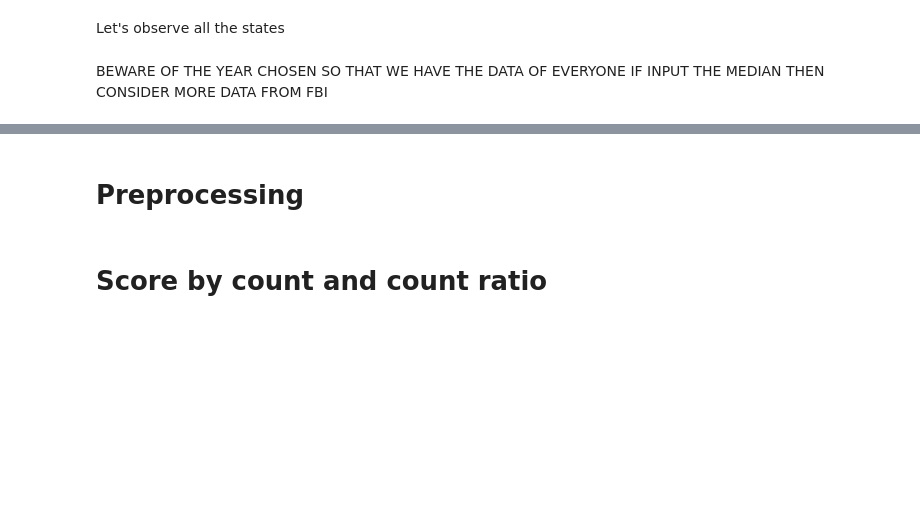
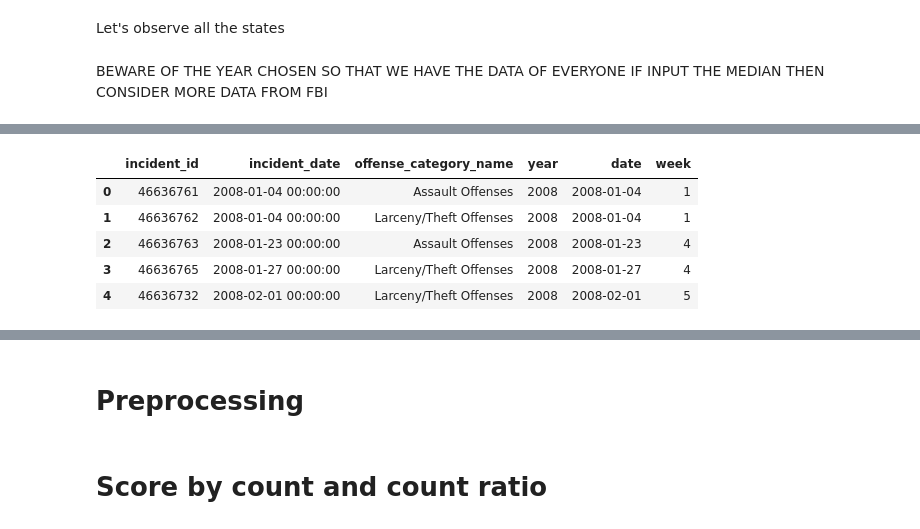
Before and after one commit to epfl-ada/ada-2024-project-alligatorsdontapologize24, a Jupyter notebook: src/script/8_Violent_Scores.ipynb, the cells around one changed output, grey strips where cells are left out. Cells and saved outputs as stored; diff of their text form; code cells hidden in the pictures; blank space fills up the shorter version.

```diff
--- a/src/script/8_Violent_Scores.ipynb
+++ b/src/script/8_Violent_Scores.ipynb
@@ -96,0 +116,10 @@ plt.show()
+# %%
+arkansas = states_data["Arkansas"]
+arkansas.head()
+# %% [output]
+|  | incident_id | incident_date | offense_category_name | year | date | week |
+| 0 | 46636761 | 2008-01-04 00:00:00 | Assault Offenses | 2008 | 2008-01-04 | 1 |
+| 1 | 46636762 | 2008-01-04 00:00:00 | Larceny/Theft Offenses | 2008 | 2008-01-04 | 1 |
+| 2 | 46636763 | 2008-01-23 00:00:00 | Assault Offenses | 2008 | 2008-01-23 | 4 |
+| 3 | 46636765 | 2008-01-27 00:00:00 | Larceny/Theft Offenses | 2008 | 2008-01-27 | 4 |
+| 4 | 46636732 | 2008-02-01 00:00:00 | Larceny/Theft Offenses | 2008 | 2008-02-01 | 5 |
```
Also changed, not shown: parts of 12 cells of this notebook, 2 other files.
